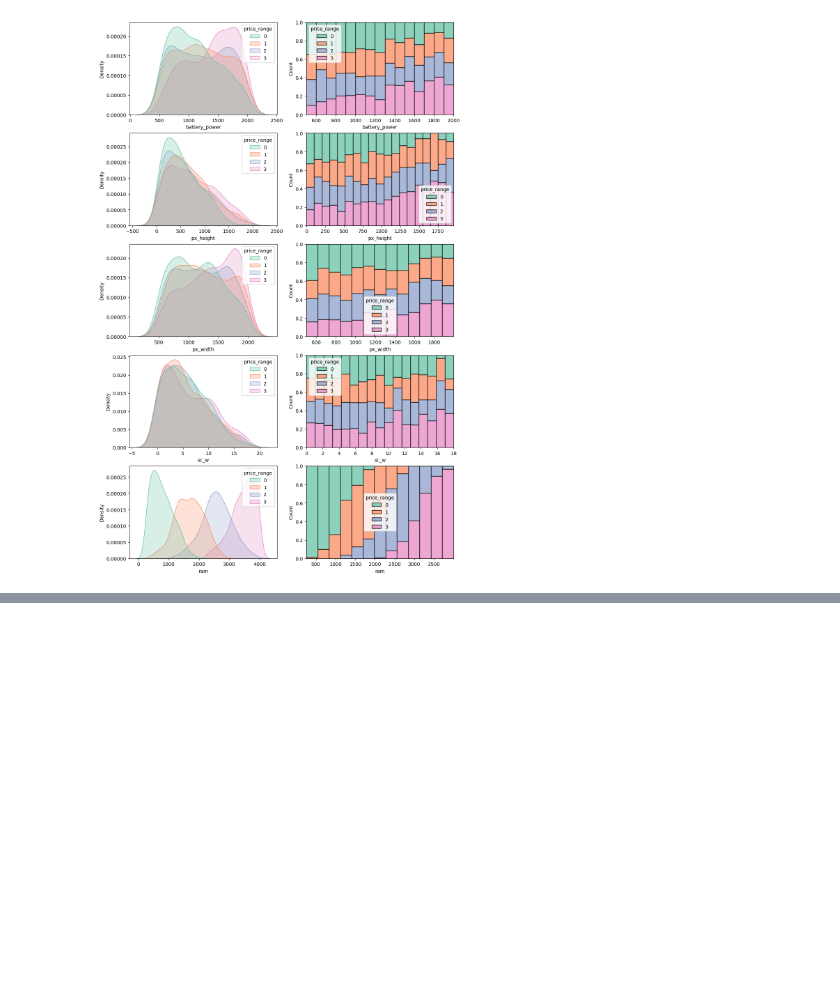
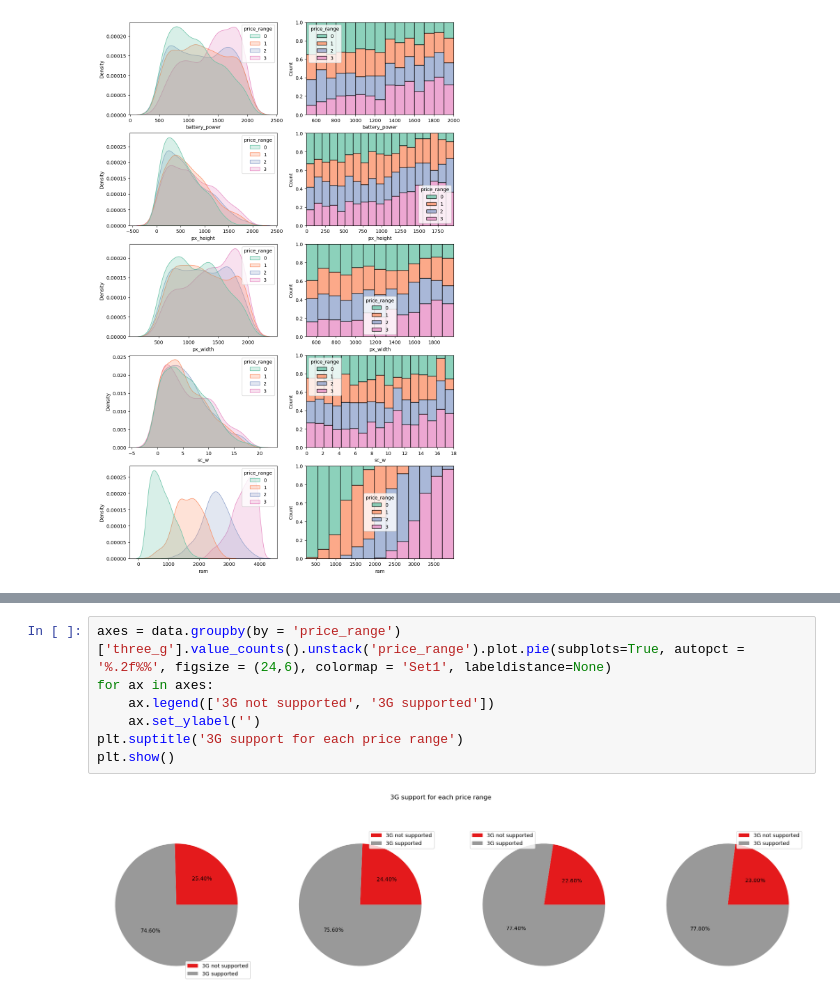
Before and after one commit to kskarthiksk/TCS-ION-Internship, a Jupyter notebook: Ranking Features of a Smartphone.ipynb, the cells around one changed output, grey strips where cells are left out. Drawn from its saved outputs; the diff is of its cells as text; blank space fills up the shorter version.

```diff
--- a/Ranking Features of a Smartphone.ipynb
+++ b/Ranking Features of a Smartphone.ipynb
@@ -195,0 +194,9 @@ plt.show()
+# %%
+axes = data.groupby(by = 'price_range')['three_g'].value_counts().unstack('price_range').plot.pie(subplots=True, autopct = '%.2f%%', figsize = (24,6), colormap = 'Set1', labeldistance=None)
+for ax in axes:
+    ax.legend(['3G not supported', '3G supported'])
+    ax.set_ylabel('')
+plt.suptitle('3G support for each price range')
+plt.show()
+# %% [output]
+[figure, added]
```
Also changed, not shown: parts of 8 cells of this notebook.
